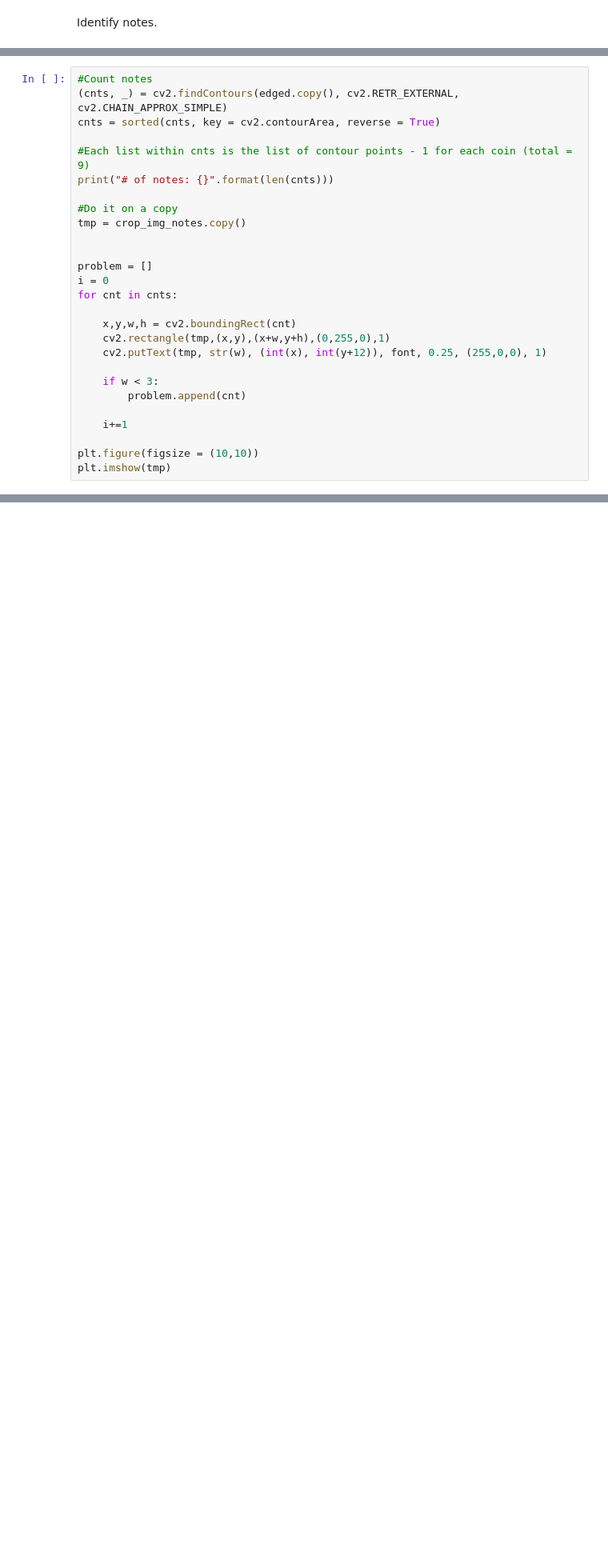
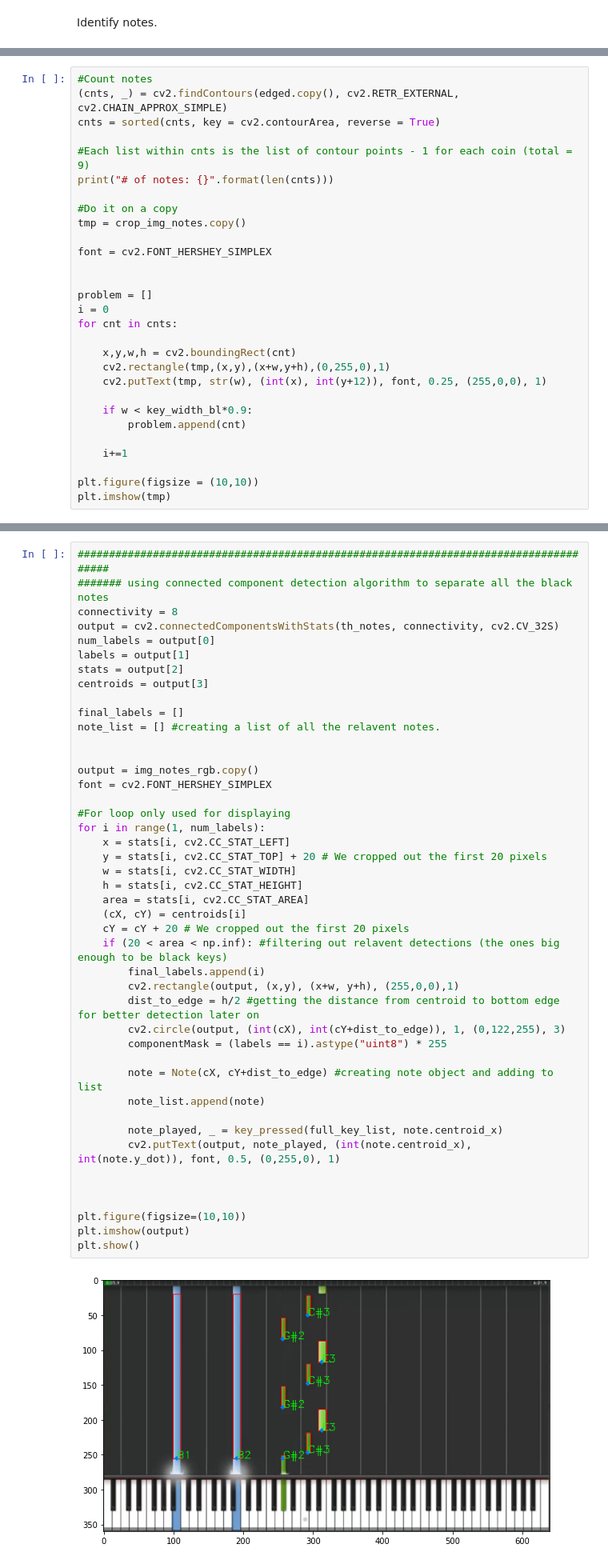
Before and after one commit to cooldecola/piano2sheet, a Jupyter notebook: src/brian's testing corner.ipynb, the cells around one changed output, grey strips where cells are left out. Shown at 80% size. Cells and saved outputs as stored; diff of their text form; blank space fills up the shorter version.

```diff
--- a/src/brian's testing corner.ipynb
+++ b/src/brian's testing corner.ipynb
@@ -347,6 +348,8 @@ print("# of notes: {}".format(len(cnts)))
 #Do it on a copy
 tmp = crop_img_notes.copy()
 
+font = cv2.FONT_HERSHEY_SIMPLEX
+
 
 problem = []
 i = 0
@@ -356,7 +359,7 @@ for cnt in cnts:
     cv2.rectangle(tmp,(x,y),(x+w,y+h),(0,255,0),1)
     cv2.putText(tmp, str(w), (int(x), int(y+12)), font, 0.25, (255,0,0), 1)
 
-    if w < 3:
+    if w < key_width_bl*0.9:
         problem.append(cnt)
 
     i+=1
@@ -583,0 +463,46 @@ plt.show()
+# %%
+#####################################################################################
+####### using connected component detection algorithm to separate all the black notes
+connectivity = 8
+output = cv2.connectedComponentsWithStats(th_notes, connectivity, cv2.CV_32S)
+num_labels = output[0]
+labels = output[1]
+stats = output[2]
+centroids = output[3]
+
+final_labels = []
+note_list = [] #creating a list of all the relavent notes.
+
+
+output = img_notes_rgb.copy()
+font = cv2.FONT_HERSHEY_SIMPLEX
+
+#For loop only used for displaying
+for i in range(1, num_labels):
+    x = stats[i, cv2.CC_STAT_LEFT]
+    y = stats[i, cv2.CC_STAT_TOP] + 20 # We cropped out the first 20 pixels
+    w = stats[i, cv2.CC_STAT_WIDTH]
+    h = stats[i, cv2.CC_STAT_HEIGHT]
+    area = stats[i, cv2.CC_STAT_AREA]
+    (cX, cY) = centroids[i]
+    cY = cY + 20 # We cropped out the first 20 pixels
+    if (20 < area < np.inf): #filtering out relavent detections (the ones big enough to be black keys)
+        final_labels.append(i)
+        cv2.rectangle(output, (x,y), (x+w, y+h), (255,0,0),1)
+        dist_to_edge = h/2 #getting the distance from centroid to bottom edge for better detection later on
+        cv2.circle(output, (int(cX), int(cY+dist_to_edge)), 1, (0,122,255), 3)
+        componentMask = (labels == i).astype("uint8") * 255
+
+        note = Note(cX, cY+dist_to_edge) #creating note object and adding to list
+        note_list.append(note)
+
+        note_played, _ = key_pressed(full_key_list, note.centroid_x)
+        cv2.putText(output, note_played, (int(note.centroid_x), int(note.y_dot)), font, 0.5, (0,255,0), 1)
+
+
+
+plt.figure(figsize=(10,10))
+plt.imshow(output)
+plt.show()
+# %% [output]
+[figure, added]
```
Also changed, not shown: parts of 39 cells of this notebook, 3 other files.
